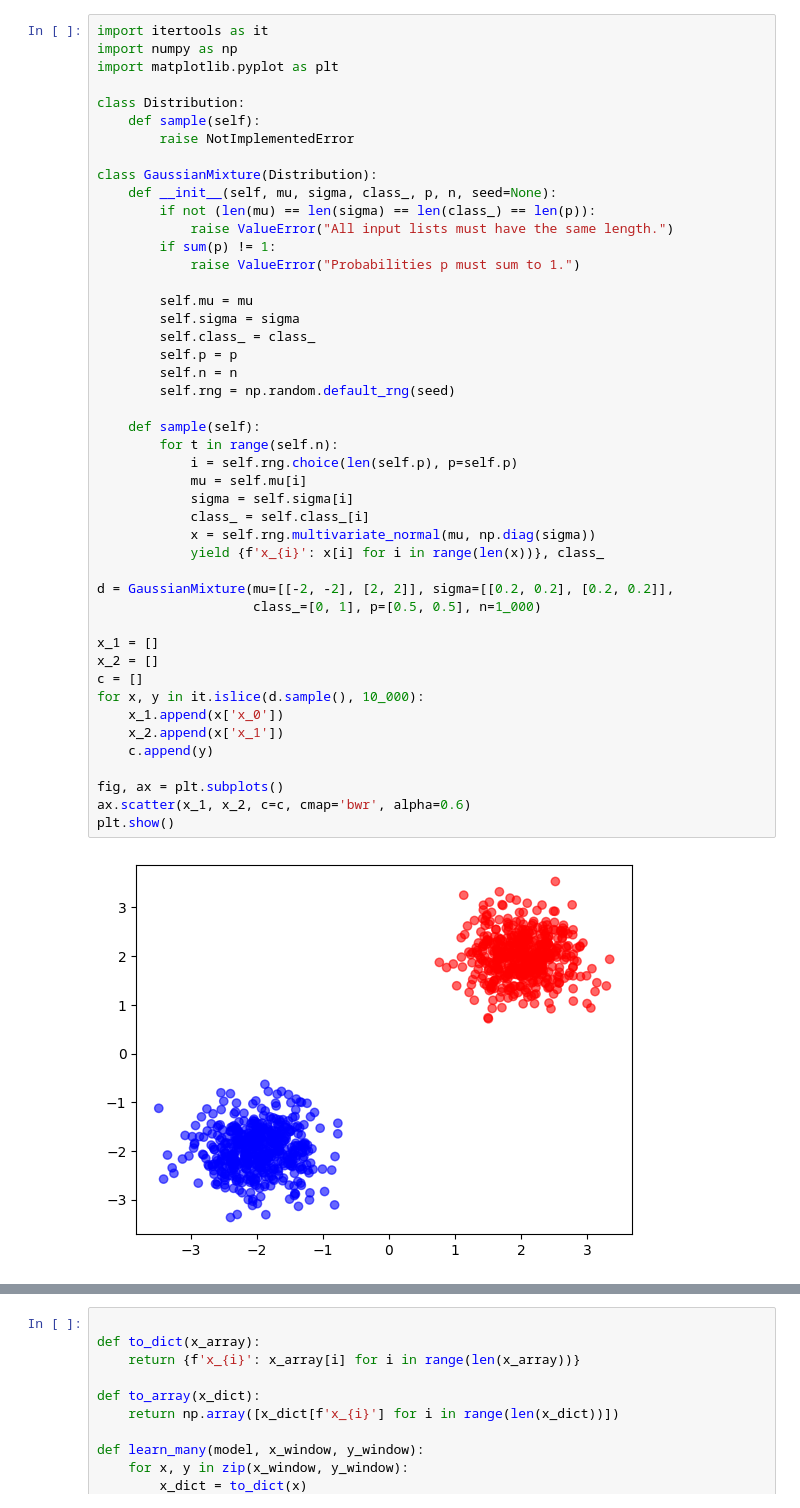
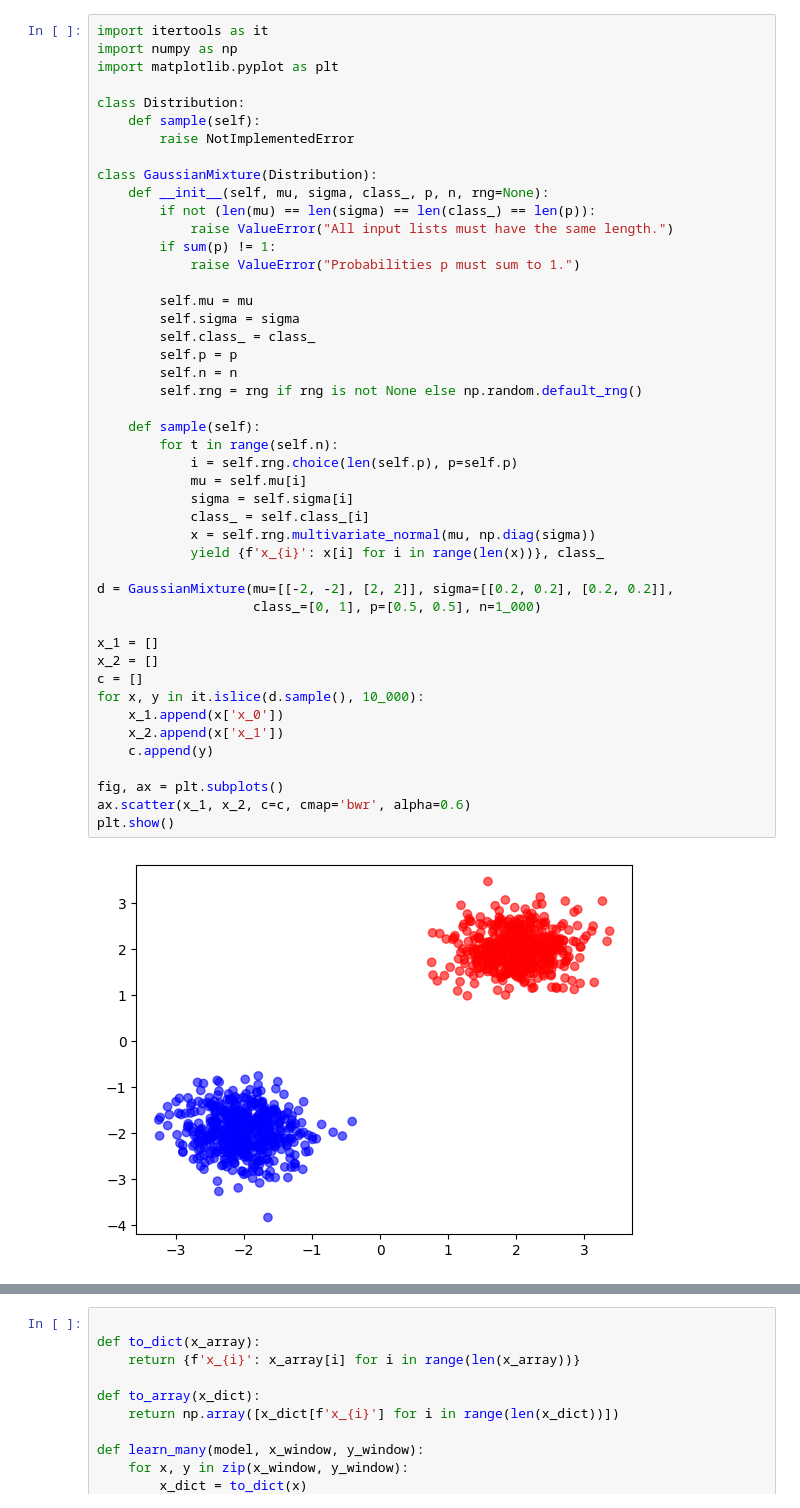
Before and after one commit to dariomalchiodi/occ-drift-detection, a Jupyter notebook: river.ipynb, the cells around one changed output, grey strips where cells are left out. Saved outputs shown, nothing was run; the diff lists cells and outputs as text.

```diff
--- a/river.ipynb
+++ b/river.ipynb
@@ -8,7 +8,7 @@ class Distribution:
         raise NotImplementedError
 
 class GaussianMixture(Distribution):
-    def __init__(self, mu, sigma, class_, p, n, seed=None):
+    def __init__(self, mu, sigma, class_, p, n, rng=None):
         if not (len(mu) == len(sigma) == len(class_) == len(p)):
             raise ValueError("All input lists must have the same length.")
         if sum(p) != 1:
@@ -17,35 +17,35 @@ class GaussianMixture(Distribution):
         self.mu = mu
         self.sigma = sigma
         self.class_ = class_
         self.p = p
         self.n = n
-        self.rng = np.random.default_rng(seed)
+        self.rng = rng if rng is not None else np.random.default_rng()
 
     def sample(self):
         for t in range(self.n):
             i = self.rng.choice(len(self.p), p=self.p)
             mu = self.mu[i]
             sigma = self.sigma[i]
             class_ = self.class_[i]
             x = self.rng.multivariate_normal(mu, np.diag(sigma))
             yield {f'x_{i}': x[i] for i in range(len(x))}, class_
 
 d = GaussianMixture(mu=[[-2, -2], [2, 2]], sigma=[[0.2, 0.2], [0.2, 0.2]],
                     class_=[0, 1], p=[0.5, 0.5], n=1_000)
 
 x_1 = []
 x_2 = []
 c = []
 for x, y in it.islice(d.sample(), 10_000):
     x_1.append(x['x_0'])
     x_2.append(x['x_1'])
     c.append(y)
 
 fig, ax = plt.subplots()
 ax.scatter(x_1, x_2, c=c, cmap='bwr', alpha=0.6)
 plt.show()
 # %% [output]
-[figure, old version]
+[figure, new version]
 # %%
 from sklearn.svm import OneClassSVM
 
```
Also changed, not shown: parts of 12 cells of this notebook.
